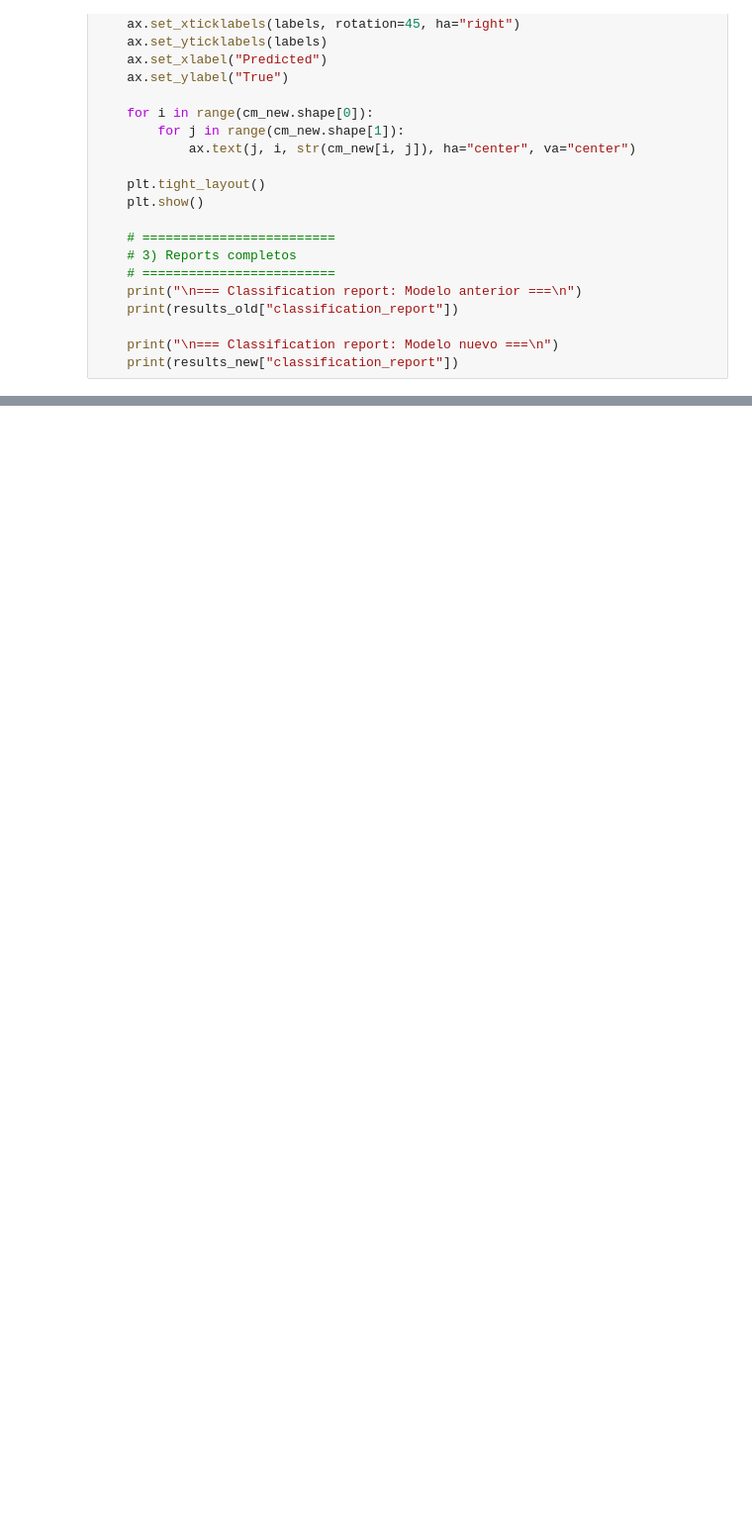
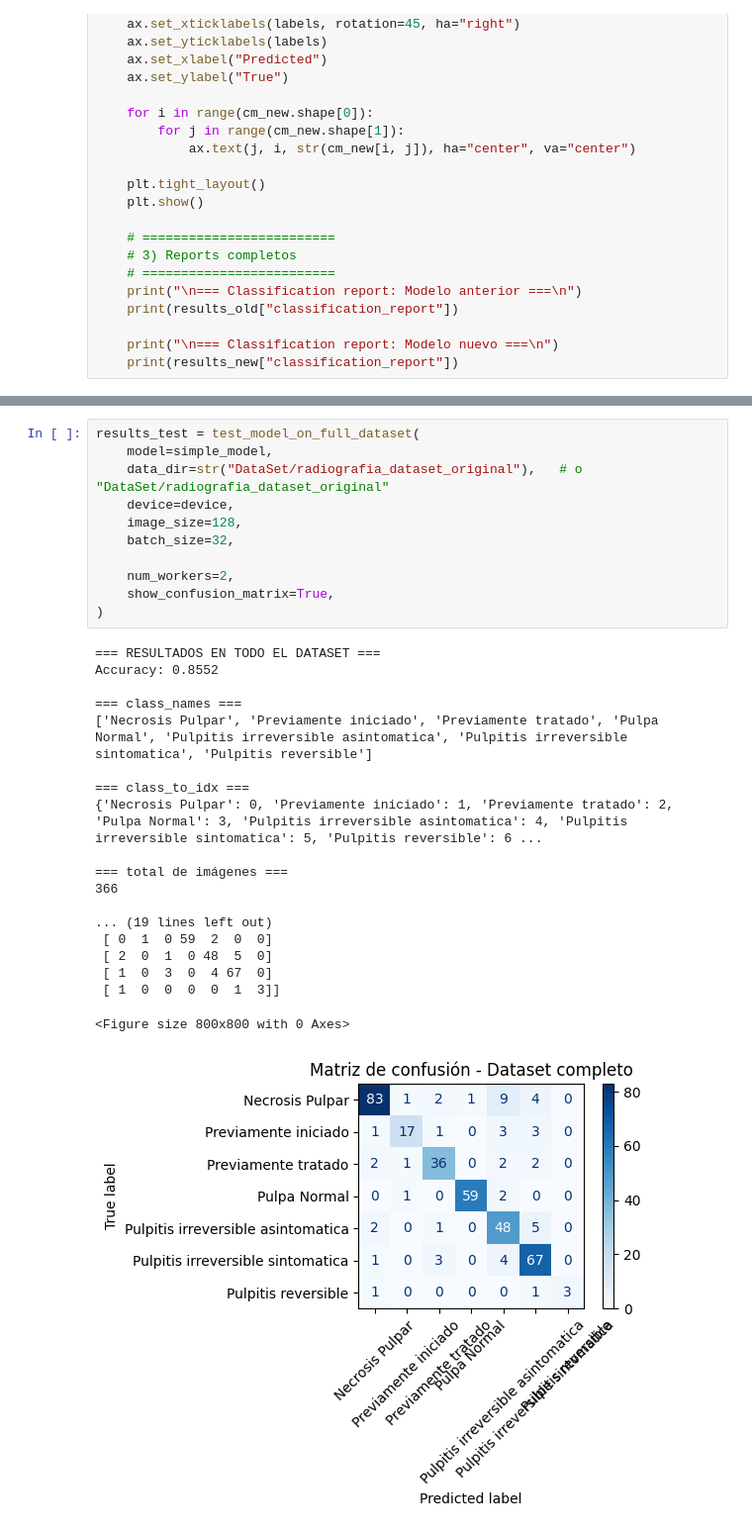
Before and after one commit to Mauricinio7/SS_DentalDeepGA, a Jupyter notebook: DentalDeepGA_Tests.ipynb, the cells around one changed output, grey strips where cells are left out. Shown at 99% size. Saved outputs shown, nothing was run; the diff lists cells and outputs as text; blank space fills up the shorter version.

Commit message:
added some tests

```diff
--- a/DentalDeepGA_Tests.ipynb
+++ b/DentalDeepGA_Tests.ipynb
@@ -721,0 +869,31 @@ Pulpitis irreversible asintomatica       0.00      0.00      0.00        56
+# %%
+results_test = test_model_on_full_dataset(
+    model=simple_model,
+    data_dir=str("DataSet/radiografia_dataset_original"),   # o "DataSet/radiografia_dataset_original"
+    device=device,
+    image_size=128,
+    batch_size=32,
+
+    num_workers=2,
+    show_confusion_matrix=True,
+)
+# %% [output]
+=== RESULTADOS EN TODO EL DATASET ===
+Accuracy: 0.8552
+
+=== class_names ===
+['Necrosis Pulpar', 'Previamente iniciado', 'Previamente tratado', 'Pulpa Normal', 'Pulpitis irreversible asintomatica', 'Pulpitis irreversible sintomatica', 'Pulpitis reversible']
+
+=== class_to_idx ===
+{'Necrosis Pulpar': 0, 'Previamente iniciado': 1, 'Previamente tratado': 2, 'Pulpa Normal': 3, 'Pulpitis irreversible asintomatica': 4, 'Pulpitis irreversible sintomatica': 5, 'Pulpitis reversible': 6 ...
+
+=== total de imágenes ===
+366
+
+... (19 lines left out)
+ [ 0  1  0 59  2  0  0]
+ [ 2  0  1  0 48  5  0]
+ [ 1  0  3  0  4 67  0]
+ [ 1  0  0  0  0  1  3]]
+<Figure size 800x800 with 0 Axes>
+[figure, added]
```
Also changed, not shown: parts of 14 cells of this notebook, 6 other files.
